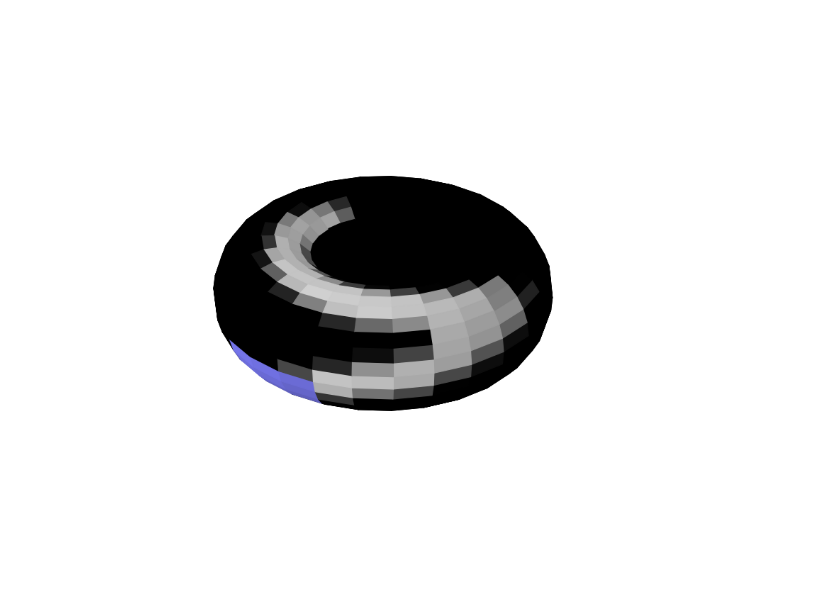
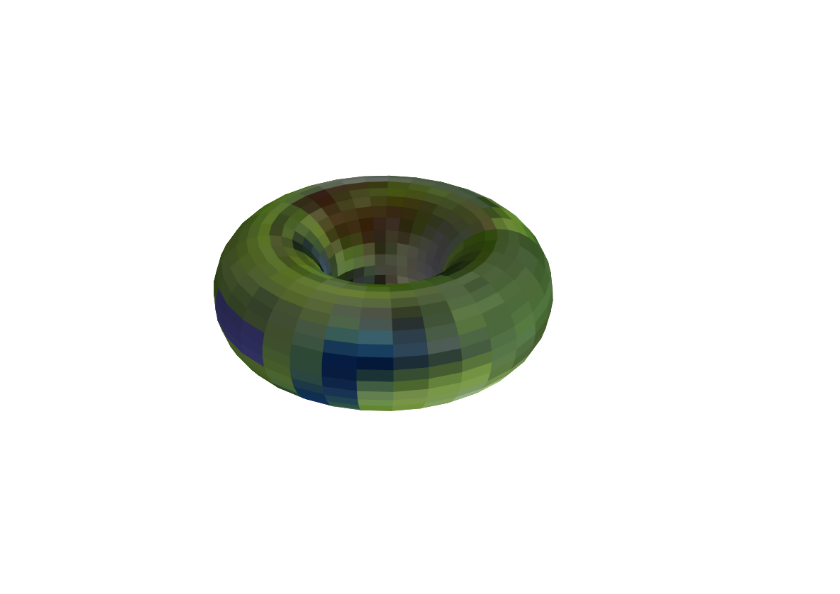
Before and after one commit to TimBerti/donut-augmentation, a Jupyter notebook: notebooks/donut.ipynb, the cells around one changed output. Cells and saved outputs as stored; diff of their text form; code cells hidden in the pictures.

```diff
--- a/notebooks/donut.ipynb
+++ b/notebooks/donut.ipynb
@@ -17,5 +17,5 @@ transform = v2.Compose([
     v2.ToDtype(torch.float32, scale=True)
 ])
 
-trainset_shifted = torchvision.datasets.MNIST(root='./data', train=True, download=True, transform=transform)
+trainset_shifted = torchvision.datasets.CIFAR10(root='../data', train=True, download=True, transform=transform)
 trainloader_shifted = torch.utils.data.DataLoader(trainset_shifted, batch_size=64, shuffle=False)
@@ -22,7 +24,6 @@ trainloader_shifted = torch.utils.data.DataLoader(trainset_shifted, batch_size=6
 # %%
 batch, _ = next(iter(trainloader_shifted))
-image = batch[0].squeeze().numpy()
-image = np.stack([image]*3, axis=-1)
+image = batch[6].squeeze().numpy().transpose(1, 2, 0)
 
 fig, ax = plt.subplots()
 ax.set_axis_off()
@@ -47,8 +46,8 @@ plt.show()
 R = 2
 r = 1
 
-theta = np.linspace(0, 2 * np.pi, image.shape[1]) + 0.5*np.pi
-phi = np.linspace(0, 2 * np.pi, image.shape[0]) + 0.9*np.pi
+theta = np.linspace(0, 2 * np.pi, image.shape[1]) + 0.2*np.pi
+phi = -np.linspace(0, 2 * np.pi, image.shape[0]) + 0.5*np.pi
 theta, phi = np.meshgrid(theta, phi)
 
 x = (R + r * np.cos(phi)) * np.cos(theta)
@@ -67,31 +66,31 @@ plt.show()
 # %%
 def get_frame(ax, i, j, image, kernel_size):
     image = np.copy(image)
     image[i:i+kernel_size, j:j+kernel_size, :] = np.stack([
         0.5 * np.ones((kernel_size, kernel_size)),
         0.5* np.ones((kernel_size, kernel_size)),
         np.ones((kernel_size, kernel_size))
         ], axis=-1)
 
     ax.clear()
     ax.plot_surface(x, y, z, facecolors=image)
     ax.set_axis_off()
     ax.set_box_aspect([1, 1, 1/3])
     return ax
 
 fig = plt.figure(figsize=(10, 10))
 ax = fig.add_subplot(111, projection='3d')
 
 kernel_size = 3
 n_steps = (image.shape[0] // kernel_size) * (image.shape[1] // kernel_size)
 
 def update(frame):
-    i = (frame // (image.shape[0] // kernel_size) * kernel_size + 11) % (image.shape[0] - kernel_size)
-    j = (frame % (image.shape[1] // kernel_size) * kernel_size + 11) % (image.shape[1] - kernel_size)
+    i = -(frame // (image.shape[0] // kernel_size) * kernel_size - 6) % (image.shape[0] - kernel_size)
+    j = (frame % (image.shape[1] // kernel_size) * kernel_size + 16) % (image.shape[1] - kernel_size)
     return get_frame(ax, i, j, image, kernel_size)
 
 ani = animation.FuncAnimation(fig, update, frames=n_steps, interval=20)
 writer = animation.PillowWriter()
 ani.save(f'../images/convolution.gif', writer=writer)
 # %% [output]
-[figure, old version]
+[figure, new version]
```
Also changed, not shown: parts of 4 cells of this notebook, 15 other files.
